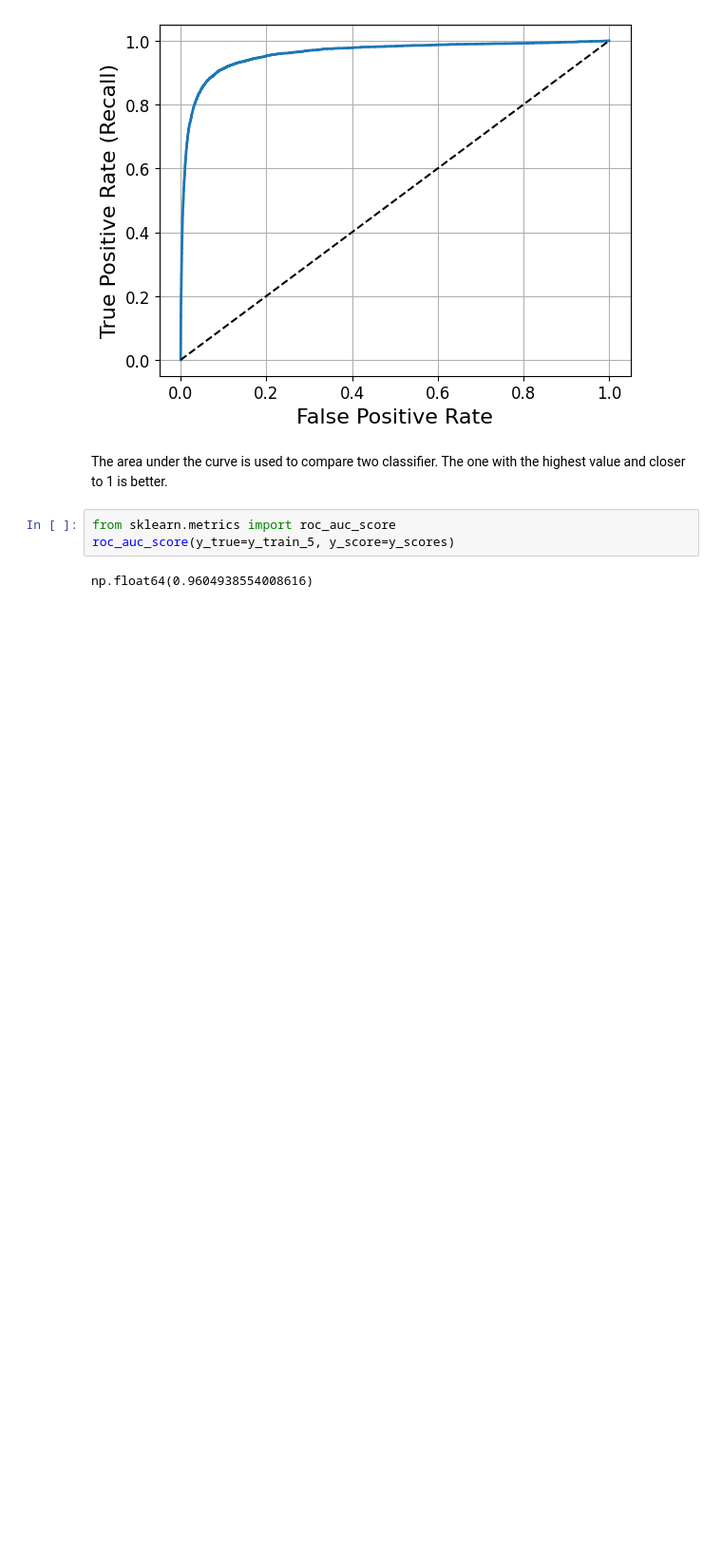
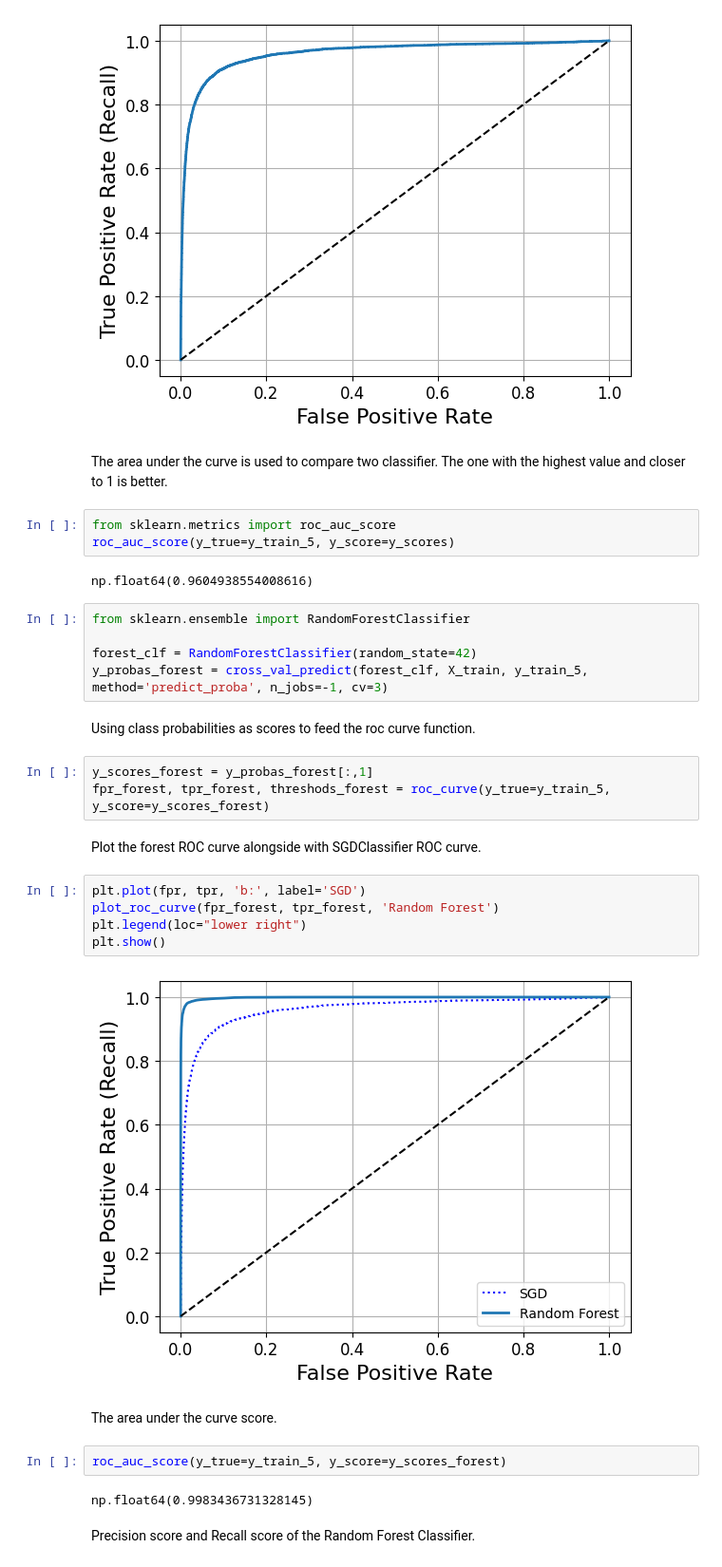
Before and after one commit to dfongang/handson-ml2, a Jupyter notebook: chapter_03/classification.ipynb, the cells around one changed output. Shown at 95% size. Cells and saved outputs as stored; diff of their text form; blank space fills up the shorter version.

```diff
--- a/chapter_03/classification.ipynb
+++ b/chapter_03/classification.ipynb
@@ -317,3 +322,30 @@ from sklearn.metrics import roc_auc_score
 roc_auc_score(y_true=y_train_5, y_score=y_scores)
 # %% [output]
 np.float64(0.9604938554008616)
+# %%
+from sklearn.ensemble import RandomForestClassifier
+
+forest_clf = RandomForestClassifier(random_state=42)
+y_probas_forest = cross_val_predict(forest_clf, X_train, y_train_5, method='predict_proba', n_jobs=-1, cv=3)
+# %% [markdown]
+Using class probabilities as scores to feed the roc curve function.
+# %%
+y_scores_forest = y_probas_forest[:,1]
+fpr_forest, tpr_forest, threshods_forest = roc_curve(y_true=y_train_5, y_score=y_scores_forest)
+# %% [markdown]
+Plot the forest ROC curve alongside with SGDClassifier ROC curve.
+# %%
+plt.plot(fpr, tpr, 'b:', label='SGD')
+plot_roc_curve(fpr_forest, tpr_forest, 'Random Forest')
+plt.legend(loc="lower right")
+plt.show()
+# %% [output]
+[figure, added]
+# %% [markdown]
+The area under the curve score.
+# %%
+roc_auc_score(y_true=y_train_5, y_score=y_scores_forest)
+# %% [output]
+np.float64(0.9983436731328145)
+# %% [markdown]
+Precision score and Recall score of the Random Forest Classifier.
```
Also changed, not shown: parts of 23 cells of this notebook.
